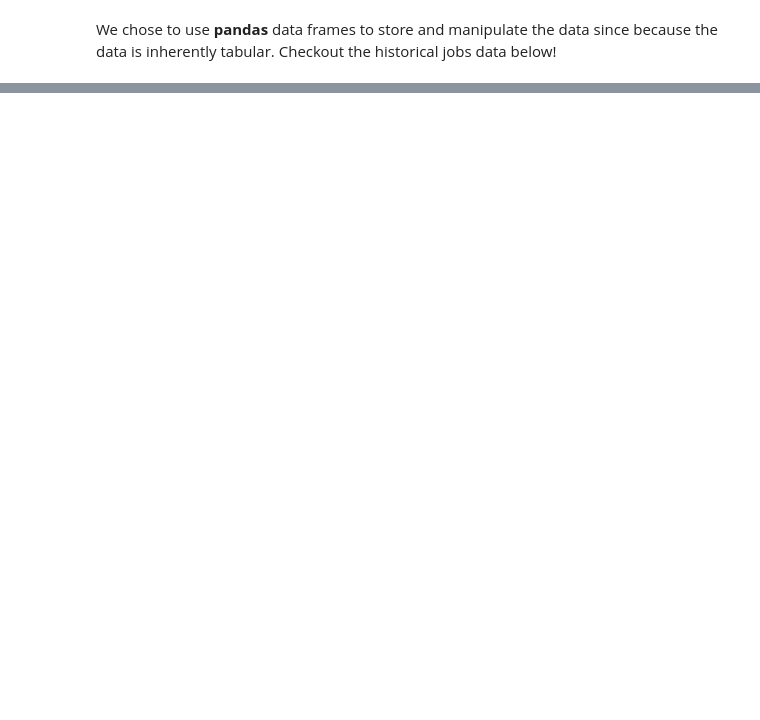
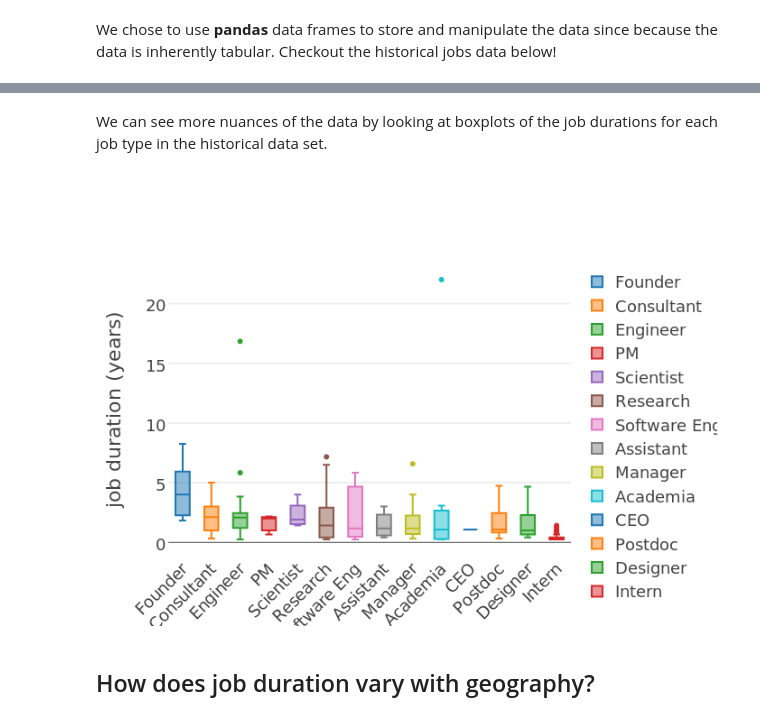
Before and after one commit to lchircus/developher_hackathon2014, a Jupyter notebook: inSights into LinkedIn by iSightful.ipynb, the cells around one changed output, grey strips where cells are left out. Drawn from its saved outputs; the diff is of its cells as text; code cells hidden in the pictures; blank space fills up the shorter version.

```diff
--- a/inSights into LinkedIn by iSightful.ipynb
+++ b/inSights into LinkedIn by iSightful.ipynb
@@ -74,0 +197,42 @@ jobs.head()
+# %% [markdown]
+We can see more nuances of the data by looking at boxplots of the job durations for each job type in the historical data set.
+# %%
+# Creating a boxplot with plotly
+
+# define traces for plottoing
+traces= None
+traces = [
+    Box(
+        y=numpy.array(jobs['Duration_yr'][jobs['JobType']==ii]),
+        #name='{}'.format(ii)
+        name = ii
+    )
+    for ii in jobFunctions]
+
+layout = Layout(
+    font=Font(
+        family='Raleway, sans-serif',
+        size=18,
+    ),
+    xaxis=XAxis(
+        tickangle=-45
+    ),
+    yaxis=YAxis(
+        title='job duration (years)',
+        #zeroline=False,
+        gridwidth=2
+    ),
+)
+
+# Make Data object from traces
+plotdata = Data(traces)
+
+# Make figure object
+fig = Figure(data=plotdata, layout=layout)
+
+# (@) Send to Plotly and show plot in notebook
+py.iplot(fig)
+# %% [output]
+[figure, added]
+# %% [markdown]
+## How does job duration vary with geography?
```
Also changed, not shown: parts of 20 cells of this notebook.
